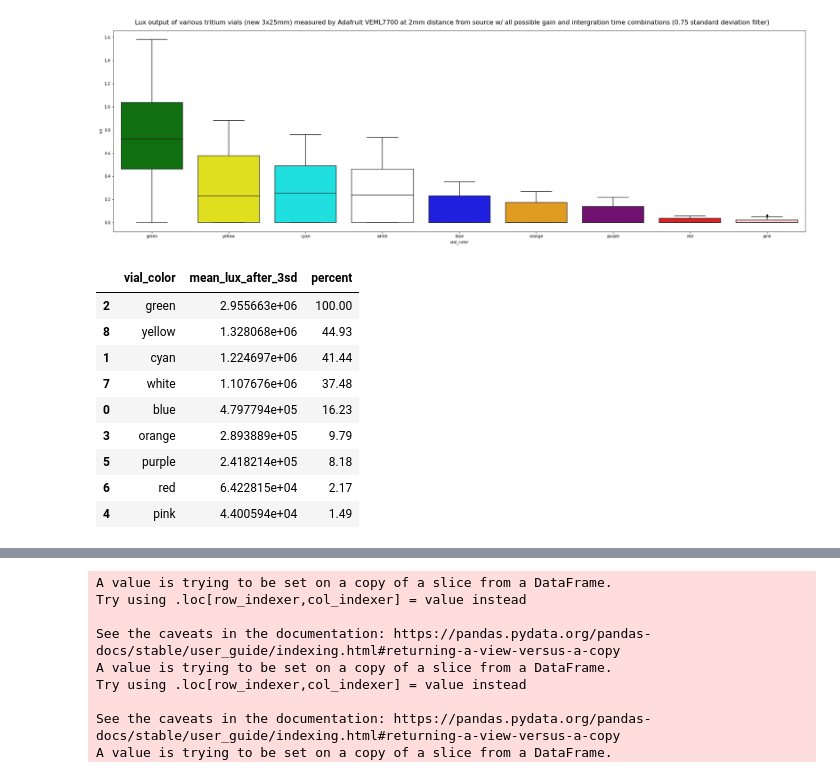
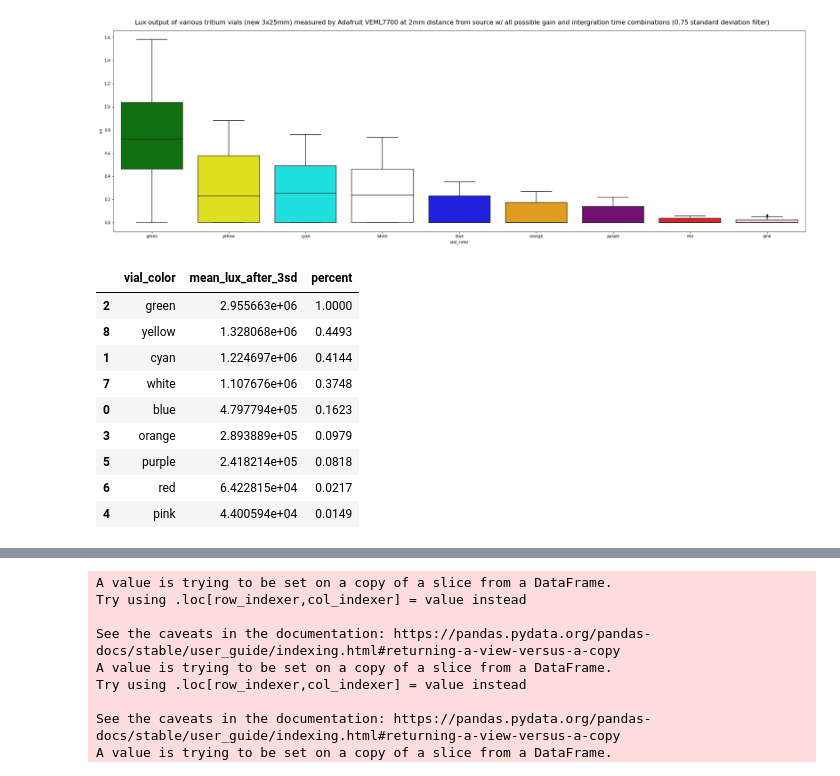
Before and after one commit to darkmatter2222/Nuclear-Battery, a Jupyter notebook: spectro_and_lux_9_colors.ipynb, the cells around one changed output, grey strips where cells are left out. Drawn from its saved outputs; the diff is of its cells as text; code cells hidden in the pictures.

```diff
--- a/spectro_and_lux_9_colors.ipynb
+++ b/spectro_and_lux_9_colors.ipynb
@@ -113,20 +113,20 @@ Text(0.5, 0.98, 'Lux output of various tritium vials (new 3x25mm) measured by Ad
 [figure]
 # %%
 final_aggros = percent_df.groupby(['vial_color'])['mean_lux_after_3sd'].mean().reset_index()
-final_aggros['percent'] = round((final_aggros['mean_lux_after_3sd'] * 100) / max(final_aggros['mean_lux_after_3sd']), 2)
+final_aggros['percent'] = round((final_aggros['mean_lux_after_3sd'] * 1) / max(final_aggros['mean_lux_after_3sd']), 4)
 
 final_aggros.sort_values(by='percent', ascending=False)
 # %% [output]
 |  | vial_color | mean_lux_after_3sd | percent |
-| 2 | green | 2.955663e+06 | 100.00 |
-| 8 | yellow | 1.328068e+06 | 44.93 |
-| 1 | cyan | 1.224697e+06 | 41.44 |
-| 7 | white | 1.107676e+06 | 37.48 |
-| 0 | blue | 4.797794e+05 | 16.23 |
-| 3 | orange | 2.893889e+05 | 9.79 |
-| 5 | purple | 2.418214e+05 | 8.18 |
-| 6 | red | 6.422815e+04 | 2.17 |
-| 4 | pink | 4.400594e+04 | 1.49 |
+| 2 | green | 2.955663e+06 | 1.0000 |
+| 8 | yellow | 1.328068e+06 | 0.4493 |
+| 1 | cyan | 1.224697e+06 | 0.4144 |
+| 7 | white | 1.107676e+06 | 0.3748 |
+| 0 | blue | 4.797794e+05 | 0.1623 |
+| 3 | orange | 2.893889e+05 | 0.0979 |
+| 5 | purple | 2.418214e+05 | 0.0818 |
+| 6 | red | 6.422815e+04 | 0.0217 |
+| 4 | pink | 4.400594e+04 | 0.0149 |
 # %%
 df
 # %% [output]
```
Also changed, not shown: parts of 4 cells of this notebook.
